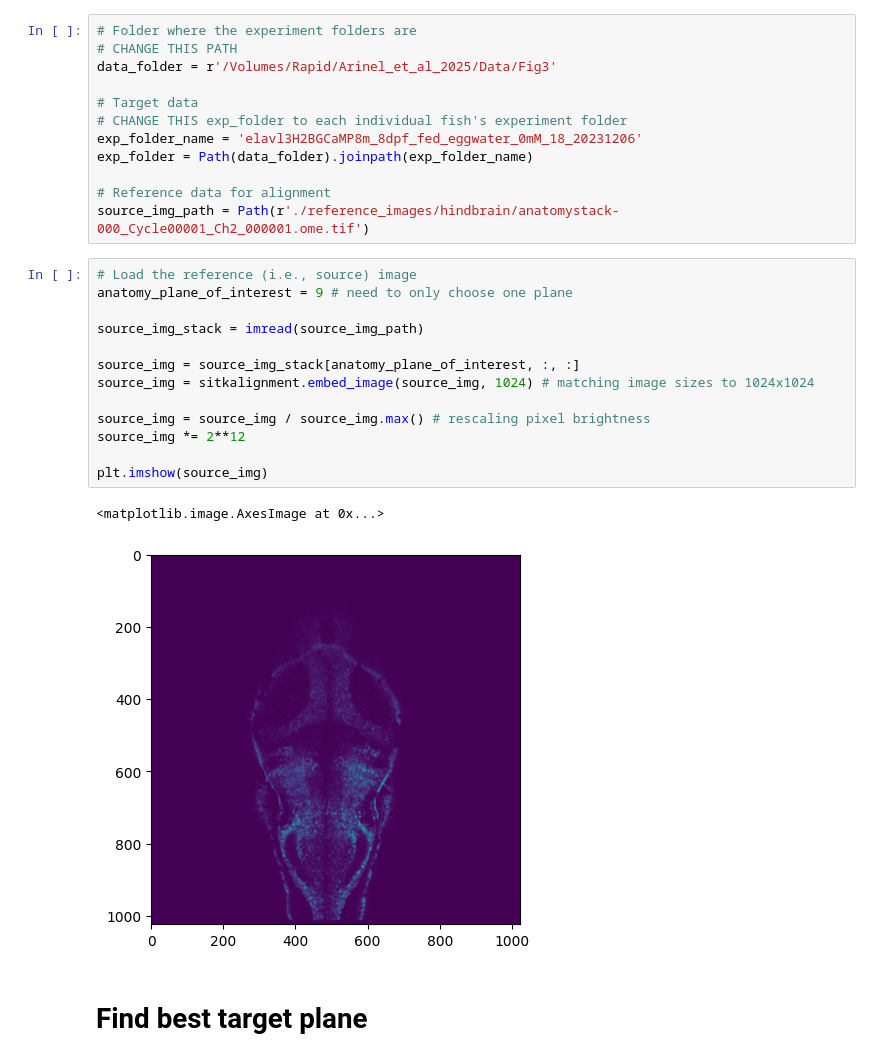
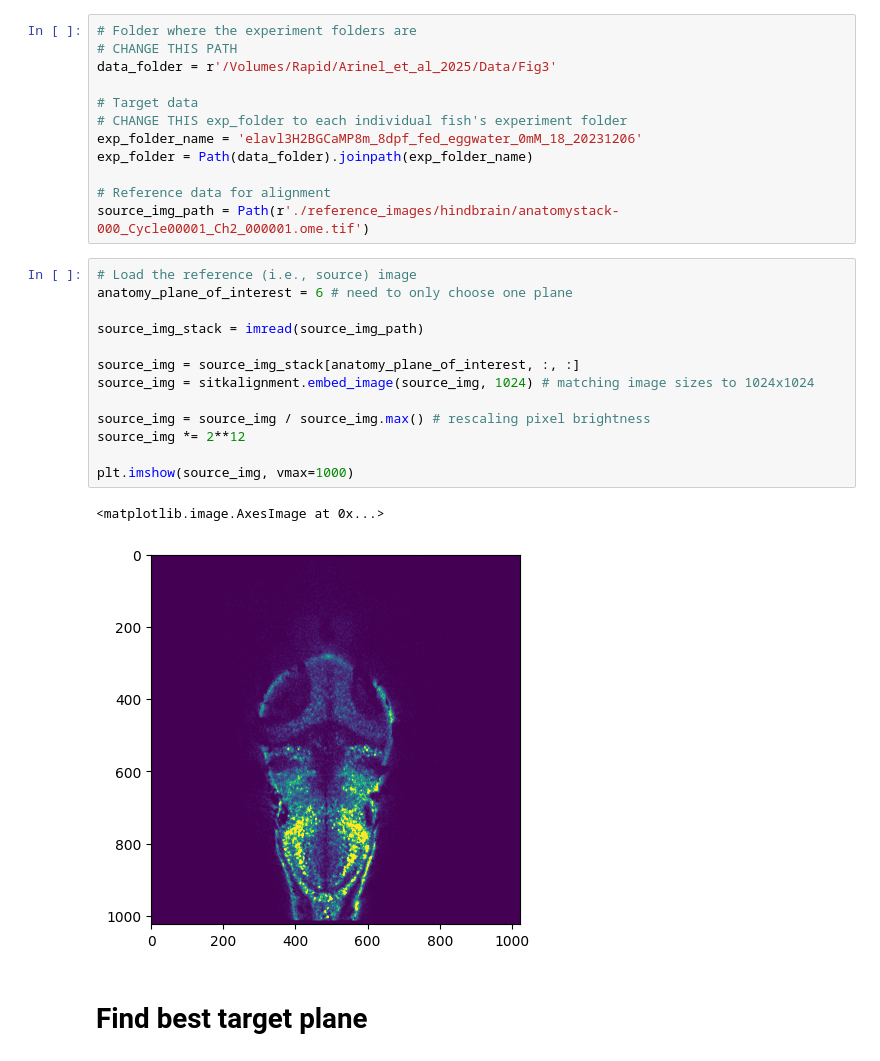
Before and after one commit to Naumann-Lab/alignment, a Jupyter notebook: notebooks/hindbrain_alignment.ipynb, the cells around one changed output. Drawn from its saved outputs; the diff is of its cells as text.

Commit message:
Added source vmax in visualization

```diff
--- a/notebooks/hindbrain_alignment.ipynb
+++ b/notebooks/hindbrain_alignment.ipynb
@@ -37,20 +38,20 @@ exp_folder = Path(data_folder).joinpath(exp_folder_name)
 source_img_path = Path(r'./reference_images/hindbrain/anatomystack-000_Cycle00001_Ch2_000001.ome.tif')
 # %%
 # Load the reference (i.e., source) image
-anatomy_plane_of_interest = 9 # need to only choose one plane
+anatomy_plane_of_interest = 6 # need to only choose one plane
 
 source_img_stack = imread(source_img_path)
 
 source_img = source_img_stack[anatomy_plane_of_interest, :, :]
 source_img = sitkalignment.embed_image(source_img, 1024) # matching image sizes to 1024x1024
 
 source_img = source_img / source_img.max() # rescaling pixel brightness
 source_img *= 2**12
 
-plt.imshow(source_img)
+plt.imshow(source_img, vmax=1000)
 # %% [output]
 <matplotlib.image.AxesImage at 0x...>
-[figure, old version]
+[figure, new version]
 # %% [markdown]
 # Find best target plane
 # %% [markdown]
```
Also changed, not shown: parts of 1 cell of this notebook.
